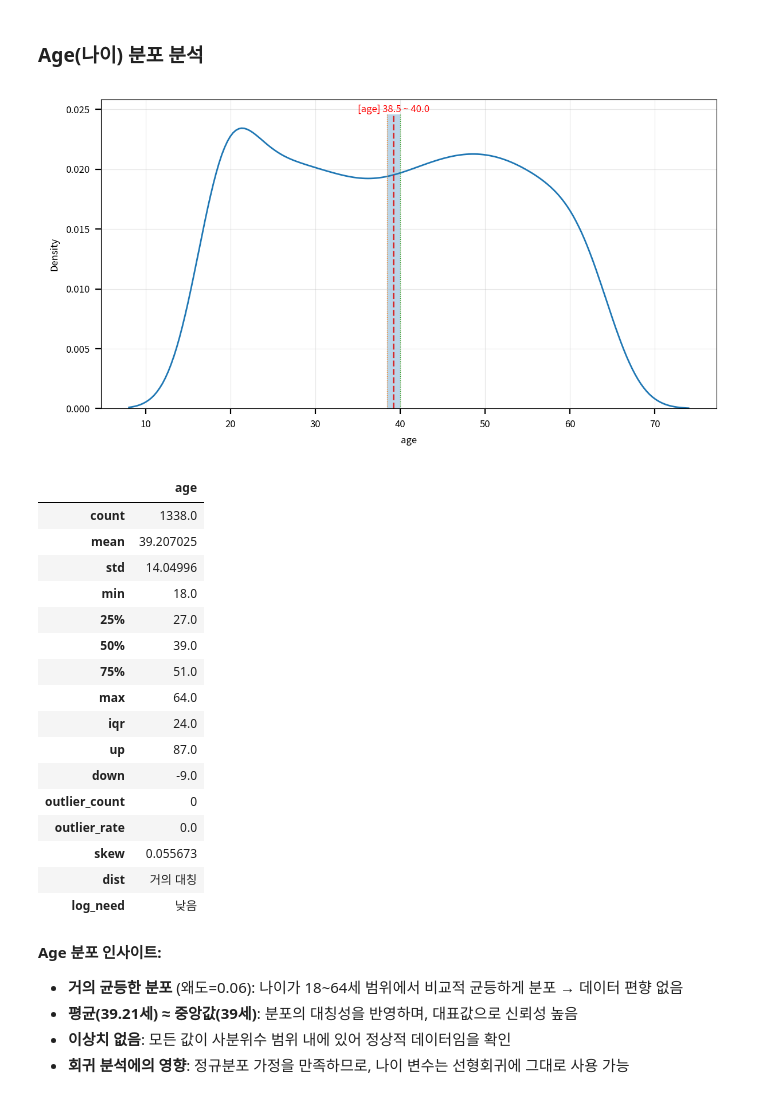
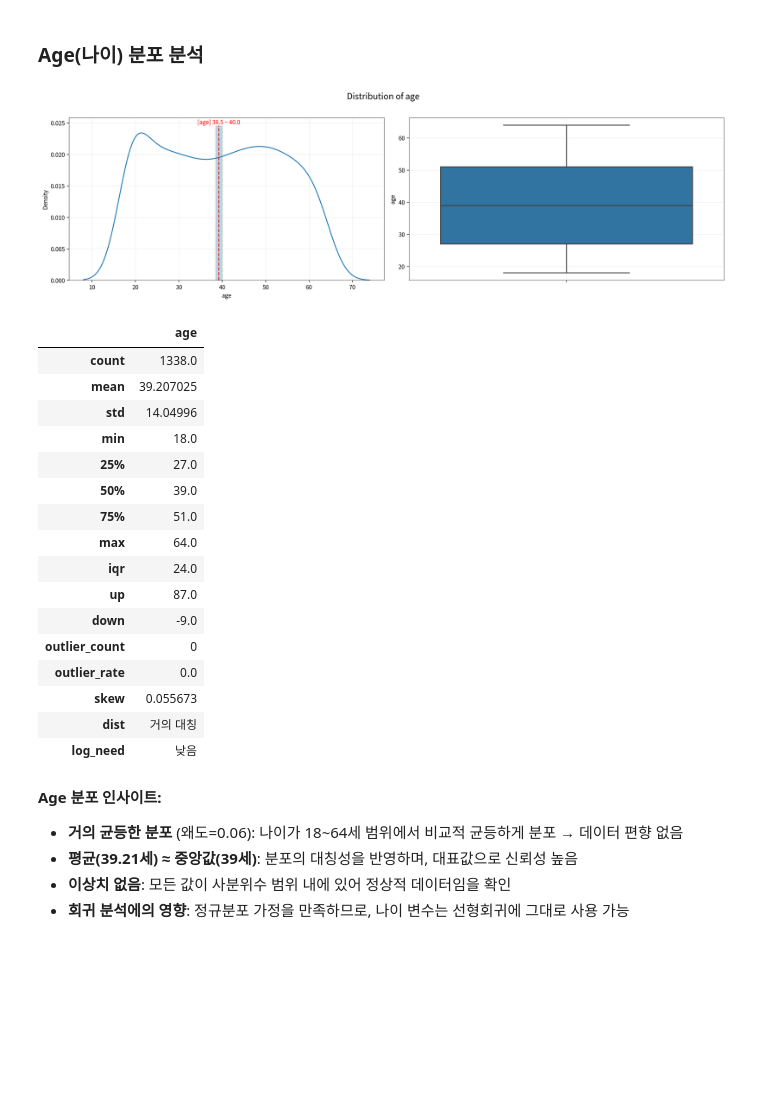
Before and after one commit to leekh4232/hossam-py, a Jupyter notebook: work.ipynb, the cells around one changed output. Drawn from its saved outputs; the diff is of its cells as text; code cells hidden in the pictures; blank space fills up the shorter version.

```diff
--- a/work.ipynb
+++ b/work.ipynb
@@ -235,11 +231,10 @@ hs_stats.summary(origin, "charges").T
 # %% [markdown]
 ### Age(나이) 분포 분석
 # %%
-hs_plot.kde_confidence_interval(data=origin, xnames="age")
-
+hs_plot.distribution_plot(origin, "age")
 hs_stats.summary(origin, "age").T
 # %% [output]
-[figure, old version]
+[figure, new version]
 |  | age |
 | count | 1338.0 |
 | mean | 39.207025 |
```
Also changed, not shown: parts of 10 cells of this notebook, 6 other files.
